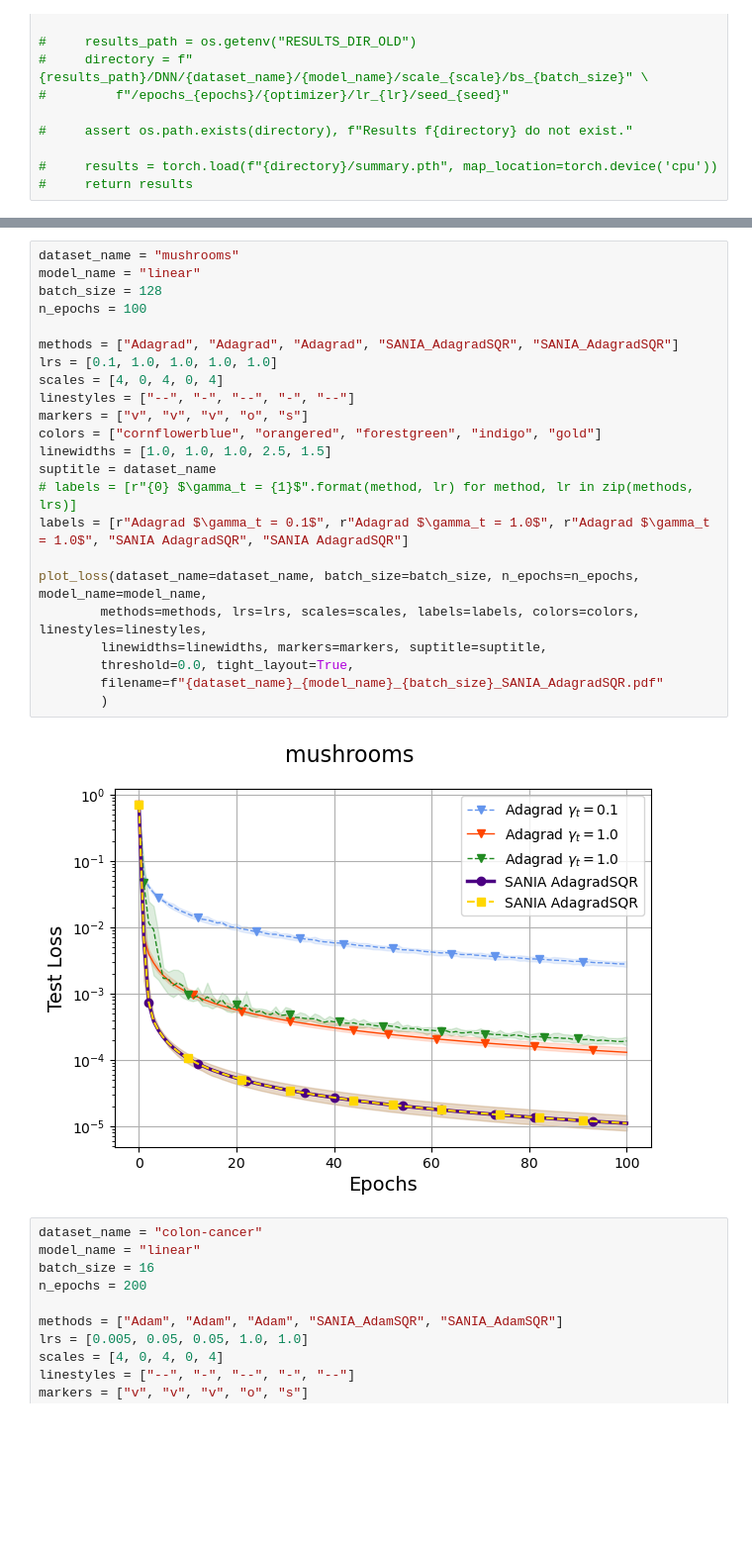
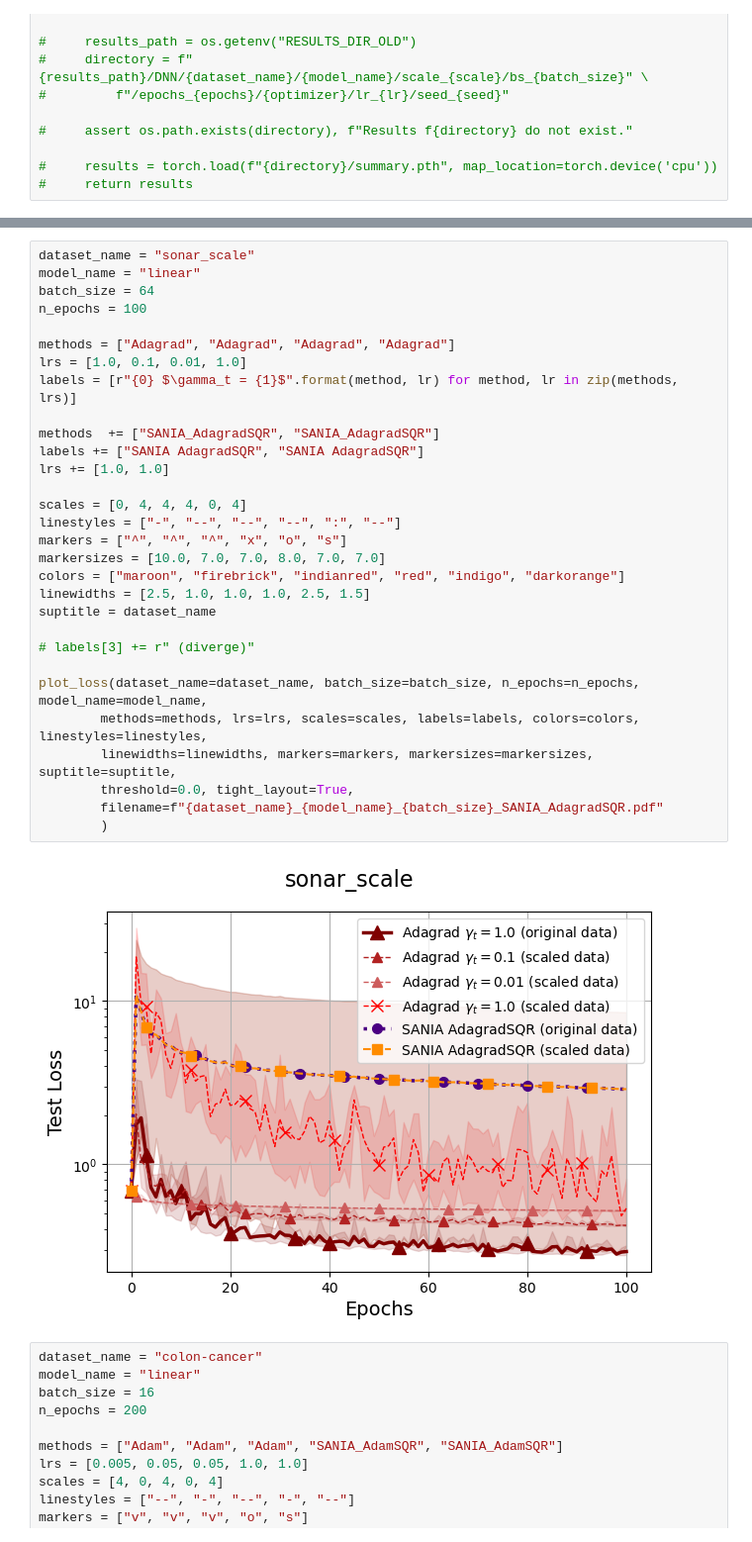
Before and after one commit to fxrshed/SANIA, a Jupyter notebook: experiments/plotter.ipynb, the cells around one changed output, grey strips where cells are left out. Shown at 99% size. Drawn from its saved outputs; the diff is of its cells as text; blank space fills up the shorter version.

```diff
--- a/experiments/plotter.ipynb
+++ b/experiments/plotter.ipynb
@@ -327,28 +674,35 @@ plot_loss(dataset_name=dataset_name, batch_size=batch_size, n_epochs=n_epochs, m
 # %%
-dataset_name = "mushrooms"
+dataset_name = "sonar_scale"
 model_name = "linear"
-batch_size = 128
+batch_size = 64
 n_epochs = 100
 
-methods = ["Adagrad", "Adagrad", "Adagrad", "SANIA_AdagradSQR", "SANIA_AdagradSQR"]
-lrs = [0.1, 1.0, 1.0, 1.0, 1.0]
-scales = [4, 0, 4, 0, 4]
-linestyles = ["--", "-", "--", "-", "--"]
-markers = ["v", "v", "v", "o", "s"]
-colors = ["cornflowerblue", "orangered", "forestgreen", "indigo", "gold"]
-linewidths = [1.0, 1.0, 1.0, 2.5, 1.5]
+methods = ["Adagrad", "Adagrad", "Adagrad", "Adagrad"]
+lrs = [1.0, 0.1, 0.01, 1.0]
+labels = [r"{0} $\gamma_t = {1}$".format(method, lr) for method, lr in zip(methods, lrs)]
+
+methods  += ["SANIA_AdagradSQR", "SANIA_AdagradSQR"]
+labels += ["SANIA AdagradSQR", "SANIA AdagradSQR"]
+lrs += [1.0, 1.0]
+
+scales = [0, 4, 4, 4, 0, 4]
+linestyles = ["-", "--", "--", "--", ":", "--"]
+markers = ["^", "^", "^", "x", "o", "s"]
+markersizes = [10.0, 7.0, 7.0, 8.0, 7.0, 7.0]
+colors = ["maroon", "firebrick", "indianred", "red", "indigo", "darkorange"]
+linewidths = [2.5, 1.0, 1.0, 1.0, 2.5, 1.5]
 suptitle = dataset_name
-# labels = [r"{0} $\gamma_t = {1}$".format(method, lr) for method, lr in zip(methods, lrs)]
-labels = [r"Adagrad $\gamma_t = 0.1$", r"Adagrad $\gamma_t = 1.0$", r"Adagrad $\gamma_t = 1.0$", "SANIA AdagradSQR", "SANIA AdagradSQR"]
+
+# labels[3] += r" (diverge)"
 
 plot_loss(dataset_name=dataset_name, batch_size=batch_size, n_epochs=n_epochs, model_name=model_name,
         methods=methods, lrs=lrs, scales=scales, labels=labels, colors=colors, linestyles=linestyles,
-        linewidths=linewidths, markers=markers, suptitle=suptitle,
+        linewidths=linewidths, markers=markers, markersizes=markersizes, suptitle=suptitle,
         threshold=0.0, tight_layout=True,
         filename=f"{dataset_name}_{model_name}_{batch_size}_SANIA_AdagradSQR.pdf"
         )
 # %% [output]
-[figure, old version]
+[figure, new version]
 # %%
 dataset_name = "colon-cancer"
 model_name = "linear"
```
Also changed, not shown: parts of 31 cells of this notebook, 25 other files.
